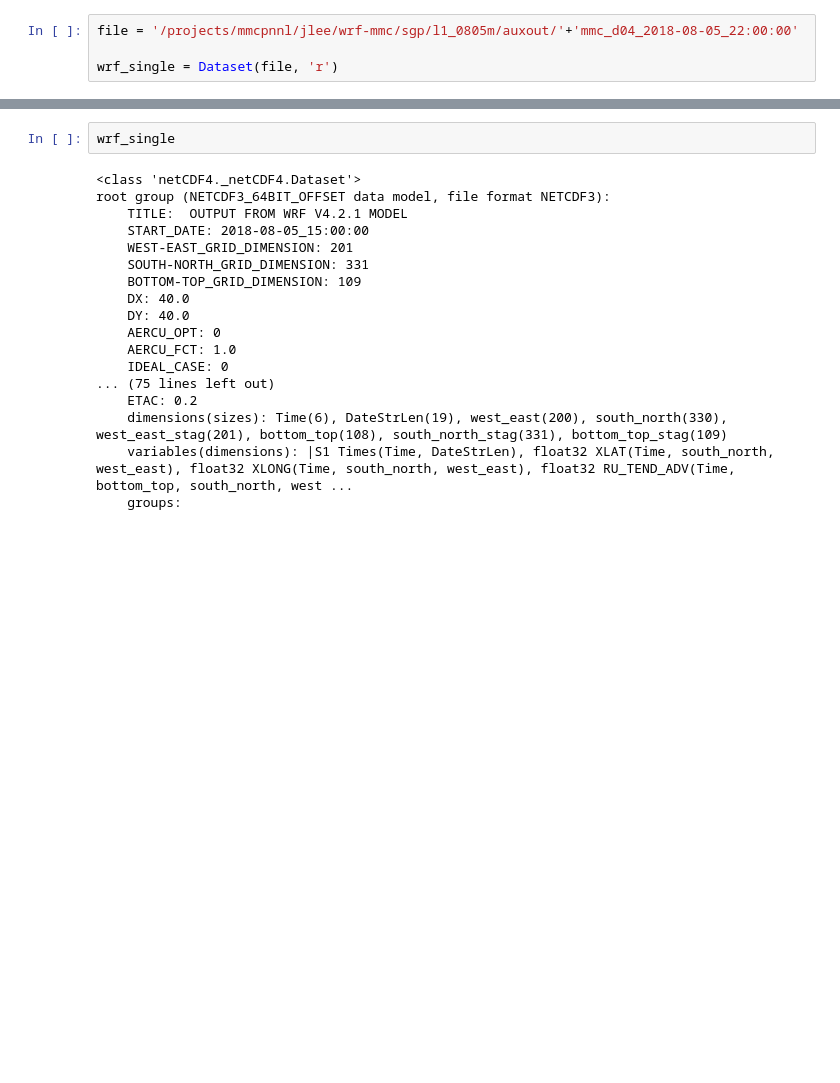
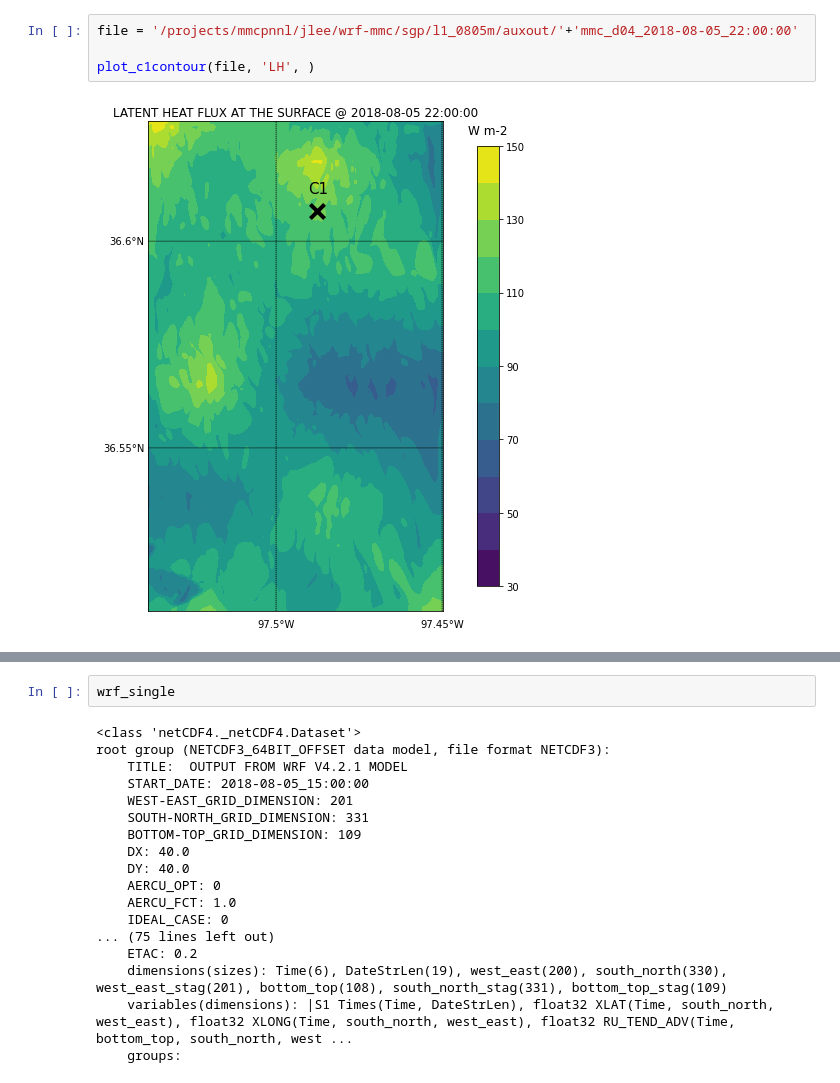
Before and after one commit to joejoeyjoseph/mmc-pnnl-j3, a Jupyter notebook: sgp/eagle/04a_auxout_xycontour.ipynb, the cells around one changed output, grey strips where cells are left out. Drawn from its saved outputs; the diff is of its cells as text; blank space fills up the shorter version.

```diff
--- a/sgp/eagle/04a_auxout_xycontour.ipynb
+++ b/sgp/eagle/04a_auxout_xycontour.ipynb
@@ -23,4 +116,6 @@ import numpy as np
 # %%
 file = '/projects/mmcpnnl/jlee/wrf-mmc/sgp/l1_0805m/auxout/'+'mmc_d04_2018-08-05_22:00:00'
 
-wrf_single = Dataset(file, 'r')
+plot_c1contour(file, 'LH', )
+# %% [output]
+[figure, added]
```
Also changed, not shown: parts of 20 cells of this notebook.
